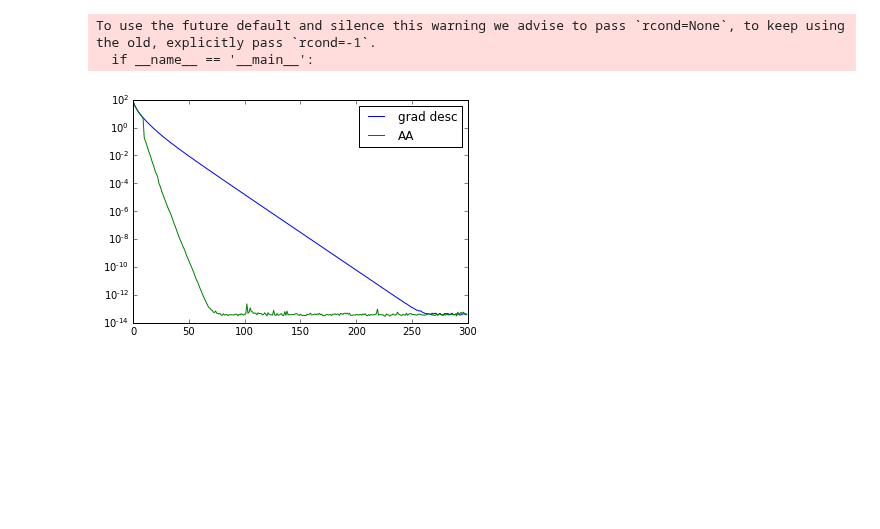
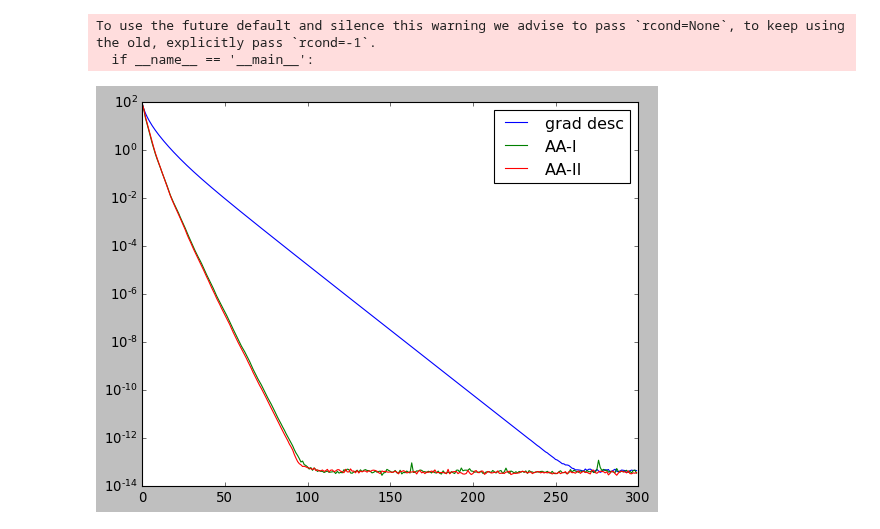
Before and after one commit to cvxgrp/aa, a Jupyter notebook: python/aa.ipynb, the cells around one changed output. Drawn from its saved outputs; the diff is of its cells as text; code cells hidden in the pictures; blank space fills up the shorter version.

```diff
--- a/python/aa.ipynb
+++ b/python/aa.ipynb
@@ -11,39 +11,51 @@ np.random.seed(1)
 
 n = 100
 m = 300
 A = np.random.randn(m,n)
 b = np.random.randn(m,1)
 x_star = np.linalg.lstsq(A, b)[0]
 f_star = 0.5 * (np.linalg.norm(A.dot(x_star) - b) ** 2)
 N = 300
 t = 0.002
 
 gs_vanilla = []
-gs_aa = []
+gs_aa_1 = []
+gs_aa_2 = []
 
 x = np.zeros((n,1))
 for i in range(N):
     x -= t * A.T.dot(A.dot(x) - b)
     gs_vanilla.append(np.linalg.norm( A.T.dot(A.dot(x) - b)))
 
 
-aa_mem = 10
-type1 = 1
-aa_wrk = aa.AndersonAccelerator(n, aa_mem, type1)
+aa_mem = 5
+
+aa_wrk = aa.AndersonAccelerator(n, aa_mem, True)
 x = np.zeros((n,1))
 for i in range(N):
     x_prev = np.copy(x)
     x -= t * A.T.dot(A.dot(x) - b)
     aa_wrk.apply(x, x_prev)
-    gs_aa.append(np.linalg.norm( A.T.dot(A.dot(x) - b)))
+    gs_aa_1.append(np.linalg.norm( A.T.dot(A.dot(x) - b)))
+
+aa_wrk = aa.AndersonAccelerator(n, aa_mem, False)
+x = np.zeros((n,1))
+for i in range(N):
+    x_prev = np.copy(x)
+    x -= t * A.T.dot(A.dot(x) - b)
+    aa_wrk.apply(x, x_prev)
+    gs_aa_2.append(np.linalg.norm( A.T.dot(A.dot(x) - b)))
+
 
 plt.semilogy(gs_vanilla, label='grad desc')
-plt.semilogy(gs_aa, label='AA')
+plt.semilogy(gs_aa_1, label='AA-I')
+plt.semilogy(gs_aa_2, label='AA-II')
+
 plt.legend()
 plt.show()
 # %% [output]
 To use the future default and silence this warning we advise to pass `rcond=None`, to keep using the old, explicitly pass `rcond=-1`.
   if __name__ == '__main__':
-[figure, old version]
+[figure, new version]
 # %%
 # l1 regularized least squares
```
Also changed, not shown: parts of 1 cell of this notebook, 6 other files.
